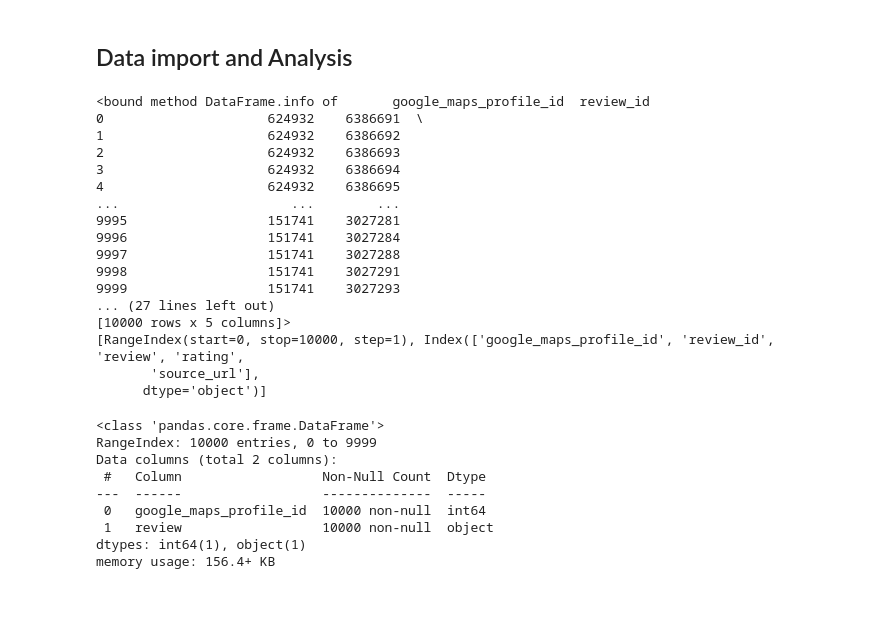
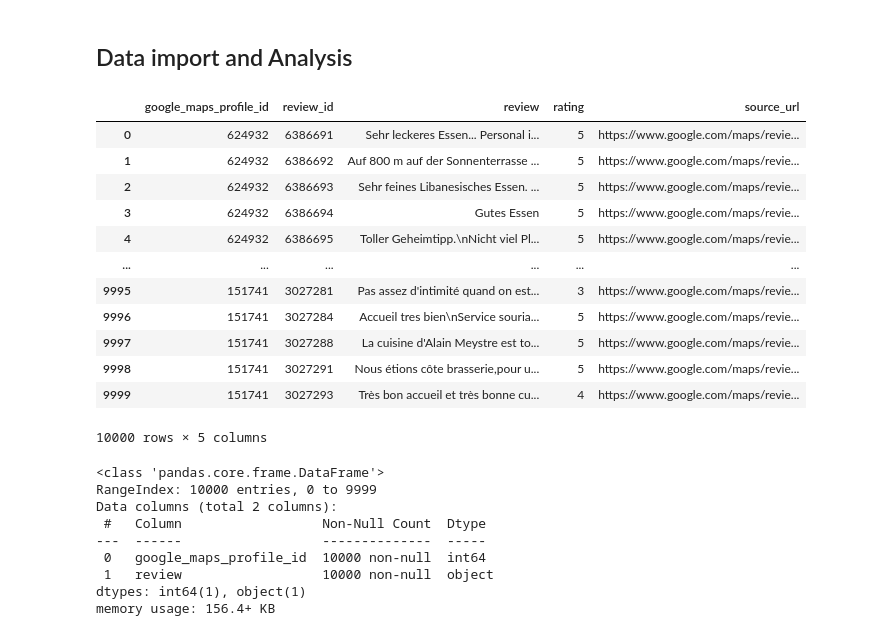
Before and after one commit to targetsm/google_reviews_sentiment, a Jupyter notebook: notebook.ipynb, the cells around one changed output. Saved outputs shown, nothing was run; the diff lists cells and outputs as text; code cells hidden in the pictures; blank space fills up the shorter version.

```diff
--- a/notebook.ipynb
+++ b/notebook.ipynb
@@ -7,26 +7,21 @@ import pandas as pd
 import numpy as np
 # %%
 data_df = pd.read_csv("data/task_1_google_maps_comments.csv")
-print(data_df.info)
-print(data_df.axes)
+data_df
 # %% [output]
+|  | google_maps_profile_id | review_id | review | rating | source_url |
+| 0 | 624932 | 6386691 | Sehr leckeres Essen... Personal i... | 5 | https://www.google.com/maps/revie... |
+| 1 | 624932 | 6386692 | Auf 800 m auf der Sonnenterrasse ... | 5 | https://www.google.com/maps/revie... |
+| 2 | 624932 | 6386693 | Sehr feines Libanesisches Essen. ... | 5 | https://www.google.com/maps/revie... |
+| 3 | 624932 | 6386694 | Gutes Essen | 5 | https://www.google.com/maps/revie... |
+| 4 | 624932 | 6386695 | Toller Geheimtipp.\nNicht viel Pl... | 5 | https://www.google.com/maps/revie... |
+| ... | ... | ... | ... | ... | ... |
+| 9995 | 151741 | 3027281 | Pas assez d'intimité quand on est... | 3 | https://www.google.com/maps/revie... |
+| 9996 | 151741 | 3027284 | Accueil tres bien\nService souria... | 5 | https://www.google.com/maps/revie... |
+| 9997 | 151741 | 3027288 | La cuisine d'Alain Meystre est to... | 5 | https://www.google.com/maps/revie... |
+| 9998 | 151741 | 3027291 | Nous étions côte brasserie,pour u... | 5 | https://www.google.com/maps/revie... |
+| 9999 | 151741 | 3027293 | Très bon accueil et très bonne cu... | 4 | https://www.google.com/maps/revie... |
-<bound method DataFrame.info of       google_maps_profile_id  review_id
-0                     624932    6386691  \
-1                     624932    6386692
-2                     624932    6386693
-3                     624932    6386694
-4                     624932    6386695
-...                      ...        ...
-9995                  151741    3027281
-9996                  151741    3027284
-9997                  151741    3027288
-9998                  151741    3027291
-9999                  151741    3027293
-... (27 lines left out)
-[10000 rows x 5 columns]>
-[RangeIndex(start=0, stop=10000, step=1), Index(['google_maps_profile_id', 'review_id', 'review', 'rating',
-       'source_url'],
-      dtype='object')]
+10000 rows × 5 columns
 # %%
 sentences = data_df.loc[:, ['google_maps_profile_id', 'review']]
 sentences.info()
```
Also changed, not shown: parts of 22 cells of this notebook, 2 other files.
